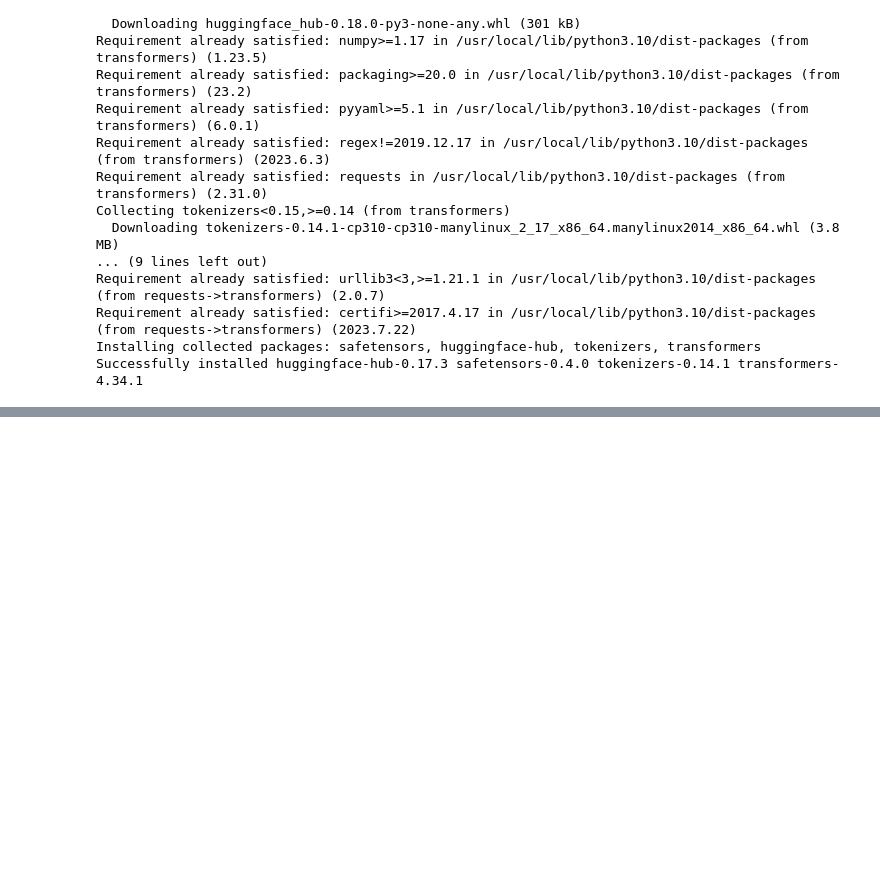
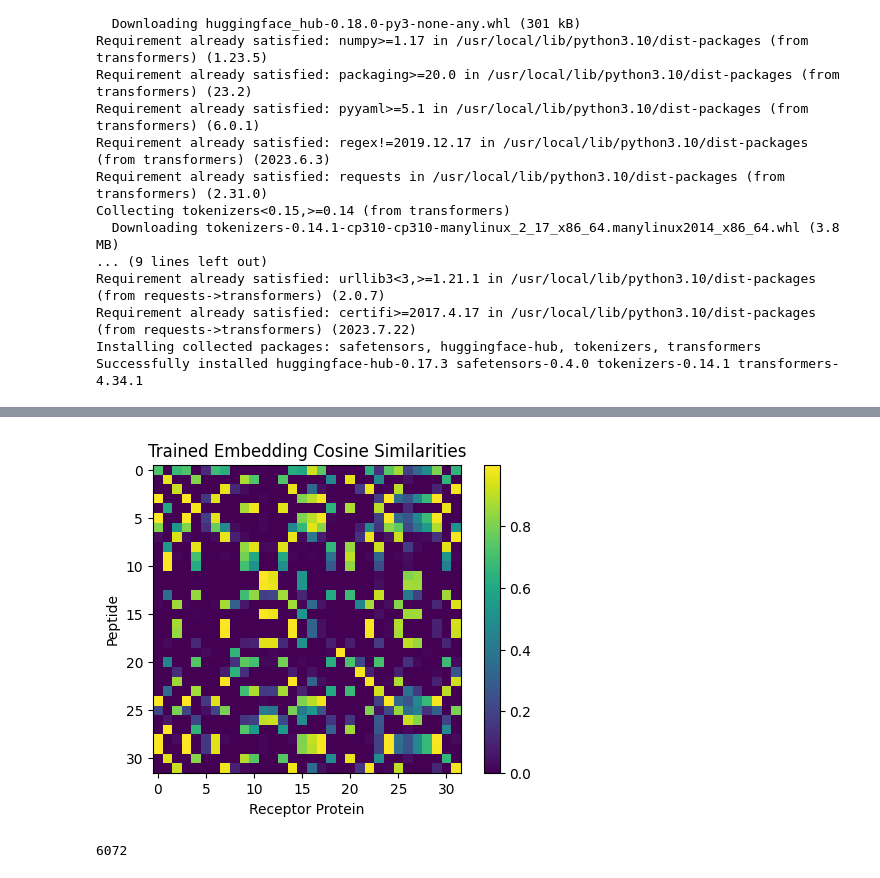
Before and after one commit to pan-emily/protein-clip, a Jupyter notebook: layer_peptide_clip_for_group.ipynb, the cells around one changed output, grey strips where cells are left out. Saved outputs shown, nothing was run; the diff lists cells and outputs as text; code cells hidden in the pictures; blank space fills up the shorter version.

```diff
--- a/layer_peptide_clip_for_group.ipynb
+++ b/layer_peptide_clip_for_group.ipynb
@@ -794,0 +443,24 @@ torch.save(best_model, PATH)
+# %%
+curr_peptides, curr_receptors = next(iter(train_loader))
+curr_peptides = tokenizer(curr_peptides, return_tensors='pt', padding=True).to(device)
+curr_receptors = tokenizer(curr_receptors, return_tensors='pt', padding=True).to(device)
+
+similarity_matrix = compute_similarity_matrix(trained_model, curr_peptides, curr_receptors)
+similarity_matrix_np = similarity_matrix.cpu().detach().numpy()
+
+plt.figure(figsize=(6, 4))
+plt.imshow(similarity_matrix_np, cmap='viridis')
+plt.colorbar()
+plt.title("Trained Embedding Cosine Similarities")
+plt.xlabel("Receptor Protein")
+plt.ylabel("Peptide")
+plt.show()
+
+del curr_peptides
+del curr_receptors
+del similarity_matrix
+del similarity_matrix_np
+gc.collect()
+# %% [output]
+[figure, added]
+6072
```
Also changed, not shown: parts of 68 cells of this notebook.
